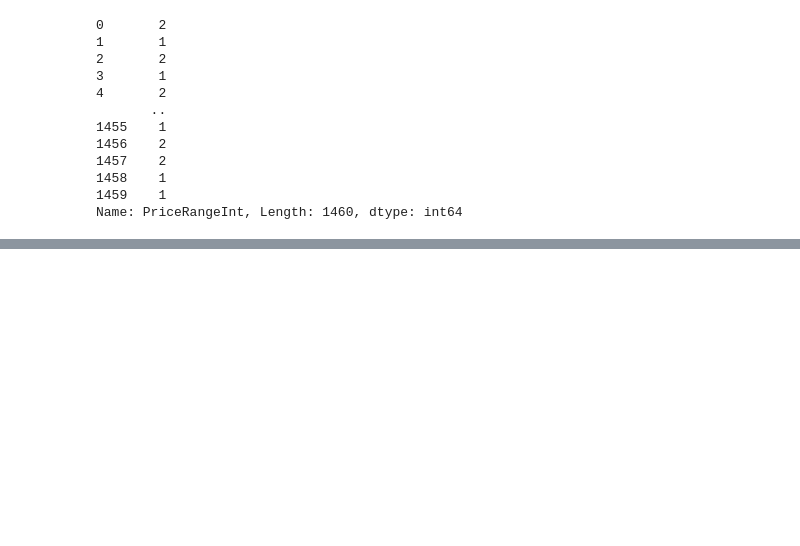
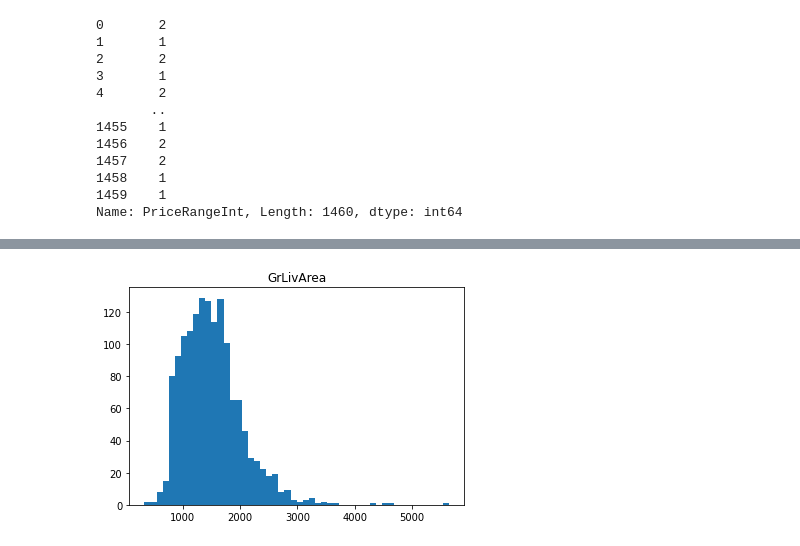
Before and after one commit to Andrei-Portales/hdt6-regresion_logistica, a Jupyter notebook: main.ipynb, the cells around one changed output, grey strips where cells are left out. Cells and saved outputs as stored; diff of their text form; code cells hidden in the pictures; blank space fills up the shorter version.

```diff
--- a/main.ipynb
+++ b/main.ipynb
@@ -113,0 +144,6 @@ sns.heatmap(data[predictors_1 + ['SalePrice']].corr(), xticklabels=data[predicto
+# %%
+plt.hist(data['GrLivArea'], bins=50)
+plt.title("GrLivArea")
+plt.show()
+# %% [output]
+[figure, added]
```
Also changed, not shown: parts of 54 cells of this notebook, 1 other file.
